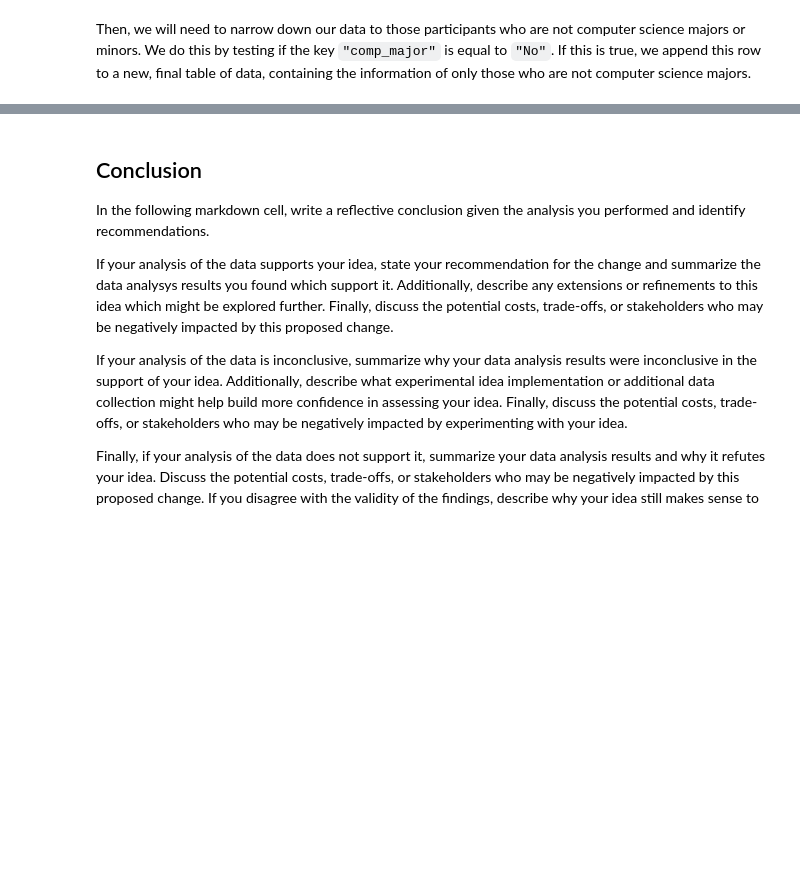
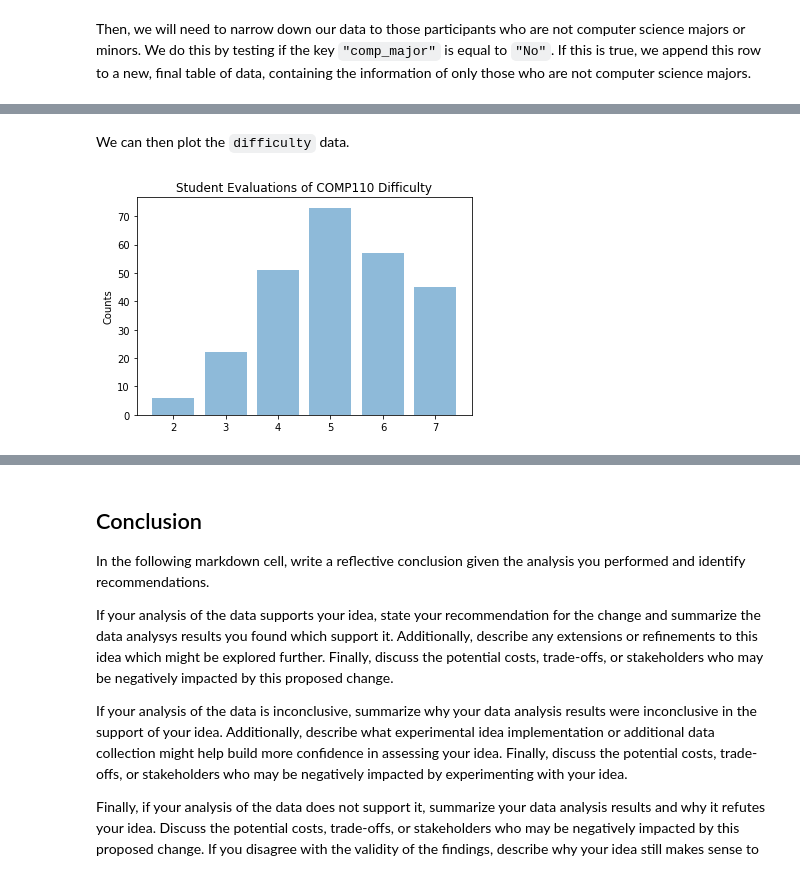
Before and after one commit to mnk48/comp110-22s-workspace, a Jupyter notebook: exercises/ex08/analysis.ipynb, the cells around one changed output, grey strips where cells are left out. Cells and saved outputs as stored; diff of their text form; code cells hidden in the pictures; blank space fills up the shorter version.

```diff
--- a/exercises/ex08/analysis.ipynb
+++ b/exercises/ex08/analysis.ipynb
@@ -113,0 +181,16 @@ tabulate(head(selected_data, 5), selected_data.keys(), "html")
+# %% [markdown]
+We can then plot the `difficulty` data.
+# %%
+# Making the difficulty plot
+labels = ['2', '3', '4', '5', '6', '7']
+y_pos = [0, 1, 2, 3, 4, 5]
+counts = [6, 22, 51, 73, 57, 45]
+
+plt.bar(y_pos, counts, align='center', alpha=0.5)
+plt.xticks(y_pos, labels)
+plt.ylabel('Counts')
+plt.title('Student Evaluations of COMP110 Difficulty')
+
+plt.show()
+# %% [output]
+[figure, added]
```
Also changed, not shown: parts of 23 cells of this notebook, 1 other file.
